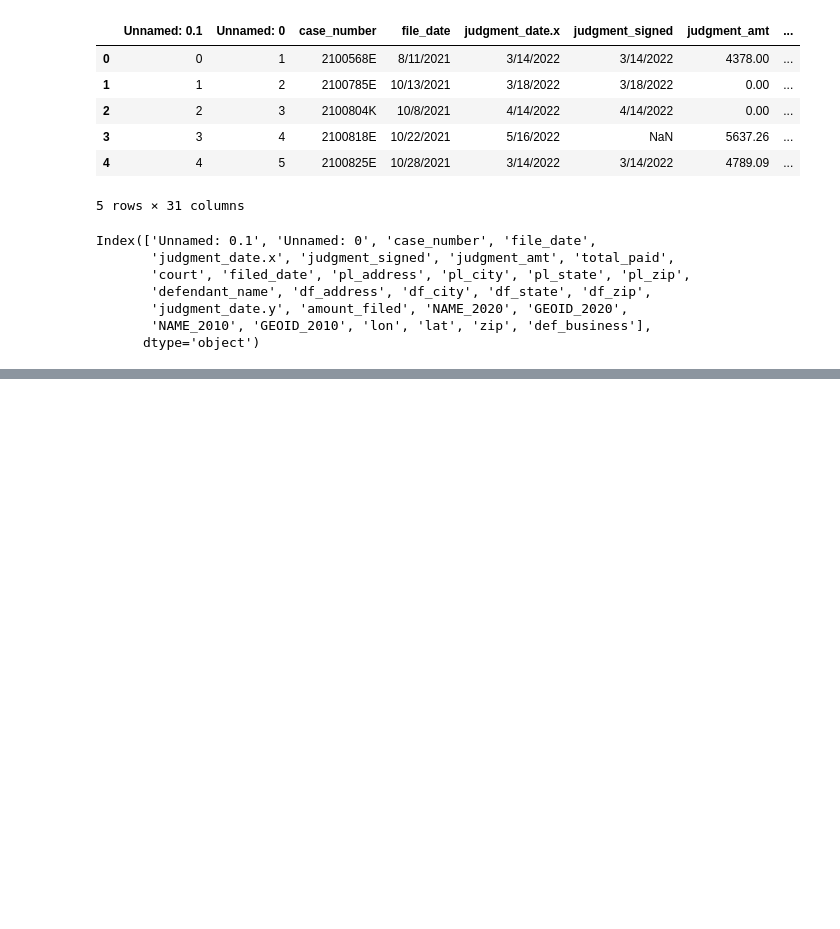
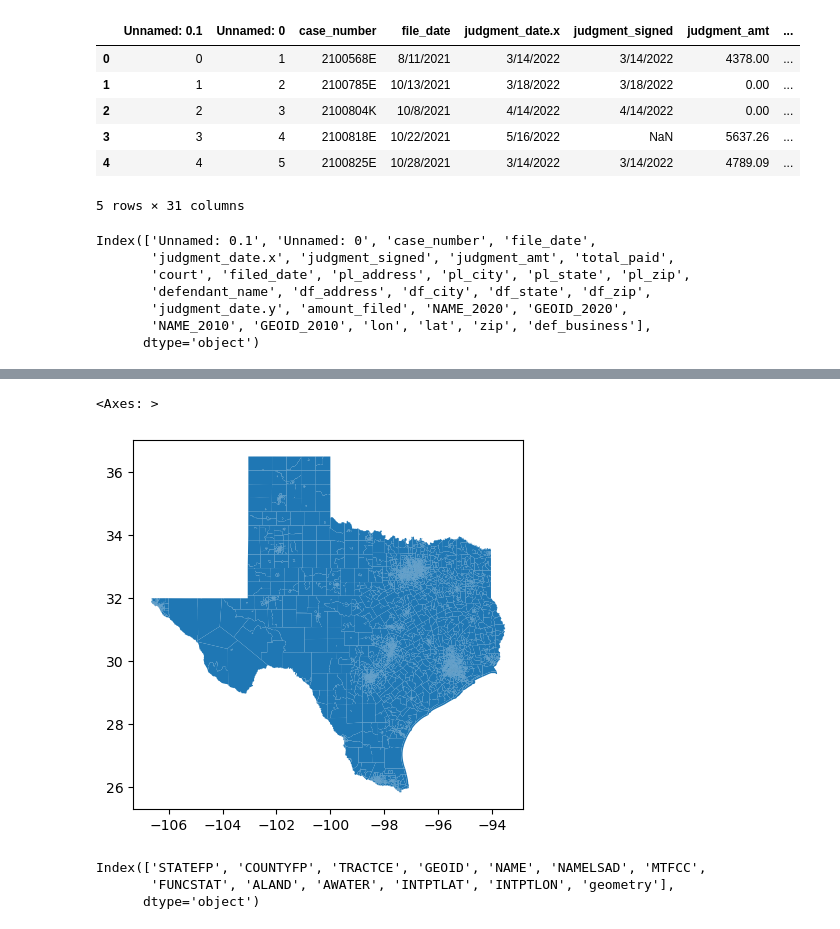
Before and after one commit to cjator/summerREU2023, a Jupyter notebook: evictions project.ipynb, the cells around one changed output, grey strips where cells are left out. Drawn from its saved outputs; the diff is of its cells as text; code cells hidden in the pictures; blank space fills up the shorter version.

```diff
--- a/evictions project.ipynb
+++ b/evictions project.ipynb
@@ -257,0 +318,8 @@ Index(['Unnamed: 0.1', 'Unnamed: 0', 'case_number', 'file_date',
+# %%
+import pandas as pd
+import geopandas as gpd
+
+
+df = gpd.read_file("tl_2022_48_tract.shp")
+
+df.head()
@@ -257,0 +333,11 @@ Index(['Unnamed: 0.1', 'Unnamed: 0', 'case_number', 'file_date',
+# %%
+df.plot()
+# %% [output]
+<Axes: >
+[figure, added]
+# %%
+df.columns
+# %% [output]
+Index(['STATEFP', 'COUNTYFP', 'TRACTCE', 'GEOID', 'NAME', 'NAMELSAD', 'MTFCC',
+       'FUNCSTAT', 'ALAND', 'AWATER', 'INTPTLAT', 'INTPTLON', 'geometry'],
+      dtype='object')
```
Also changed, not shown: parts of 39 cells of this notebook, 4 other files.
